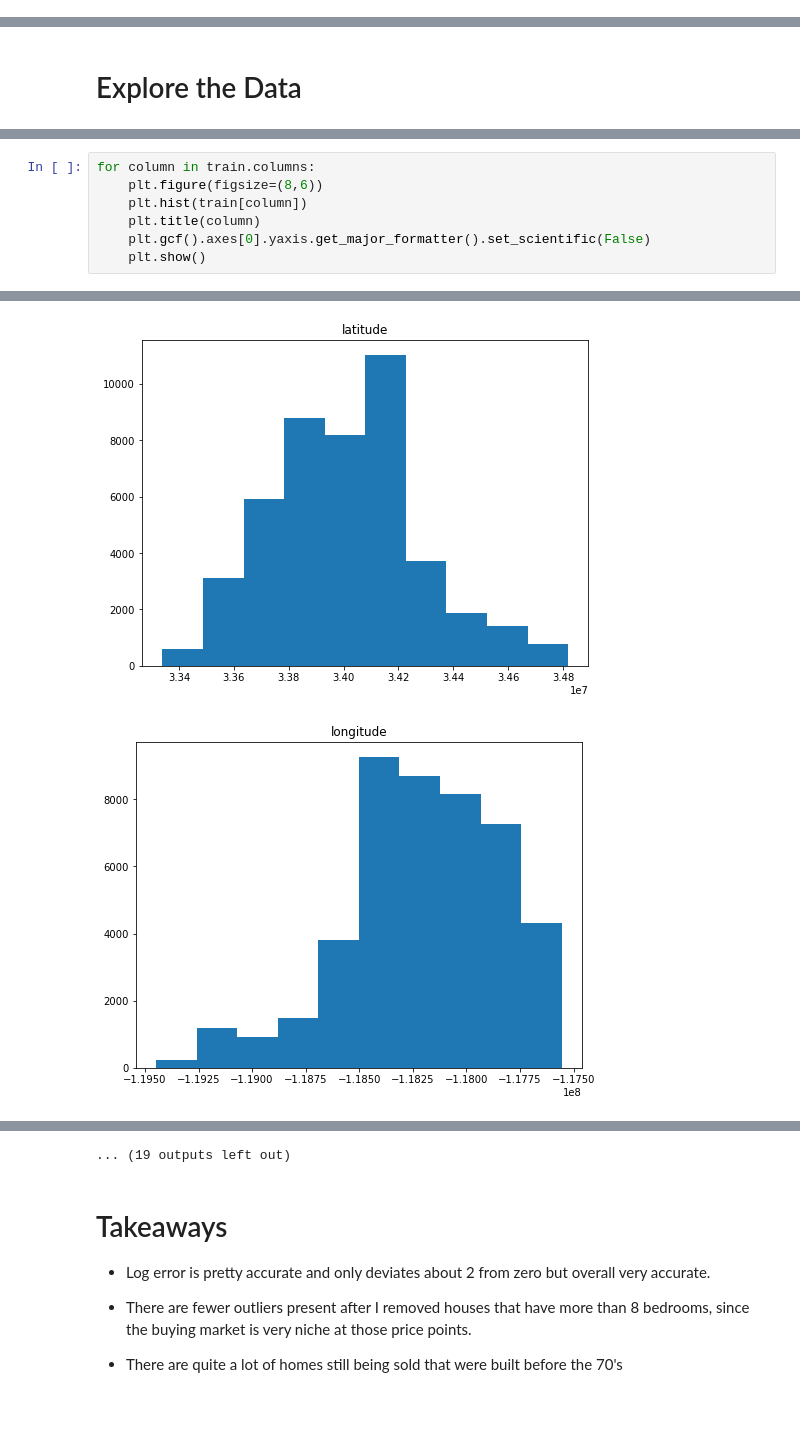
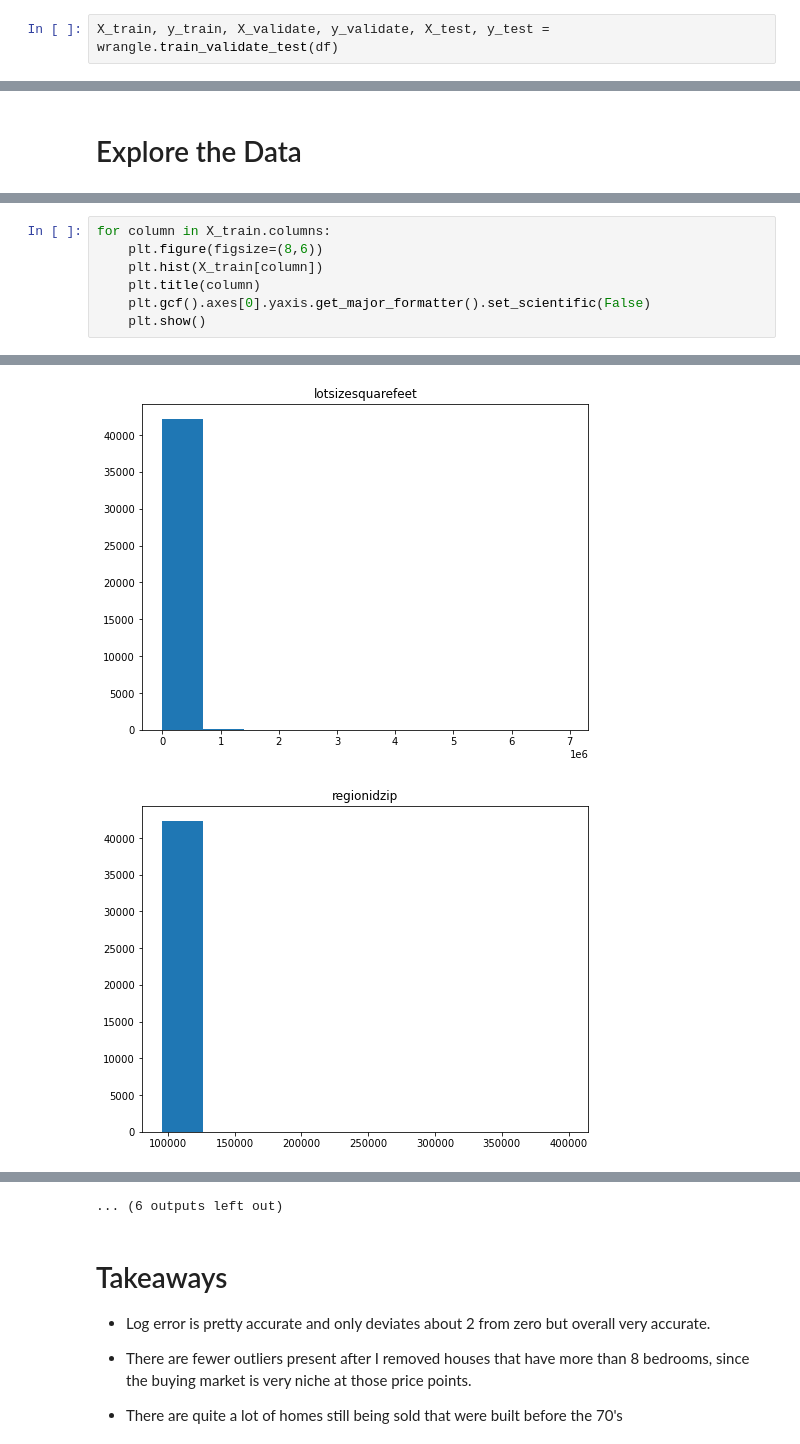
Before and after one commit to AAranda10/clustering-project, a Jupyter notebook: clustering_project.ipynb, the cells around one changed output, grey strips where cells are left out. Cells and saved outputs as stored; diff of their text form; blank space fills up the shorter version.

```diff
--- a/clustering_project.ipynb
+++ b/clustering_project.ipynb
@@ -70,3 +59,5 @@ train.head()
+# %%
+X_train, y_train, X_validate, y_validate, X_test, y_test = wrangle.train_validate_test(df)
 # %%
 df.shape
 # %% [output]
@@ -88,7 +79,7 @@ train.describe()
 # %%
-for column in train.columns:
+for column in X_train.columns:
     plt.figure(figsize=(8,6))
-    plt.hist(train[column])
+    plt.hist(X_train[column])
     plt.title(column)
     plt.gcf().axes[0].yaxis.get_major_formatter().set_scientific(False)
     plt.show()
@@ -105,2 +96,2 @@ for column in train.columns:
-[figure, old version]
+[figure, new version]
-[figure, old version]
+[figure, new version]
@@ -108,4 +99,4 @@ for column in train.columns:
-... (19 outputs left out)
+... (6 outputs left out)
 # %% [markdown]
 # Takeaways
 - Log error is pretty accurate and only deviates about 2 from zero but overall very accurate.
```
Also changed, not shown: parts of 66 cells of this notebook, 1 other file.
